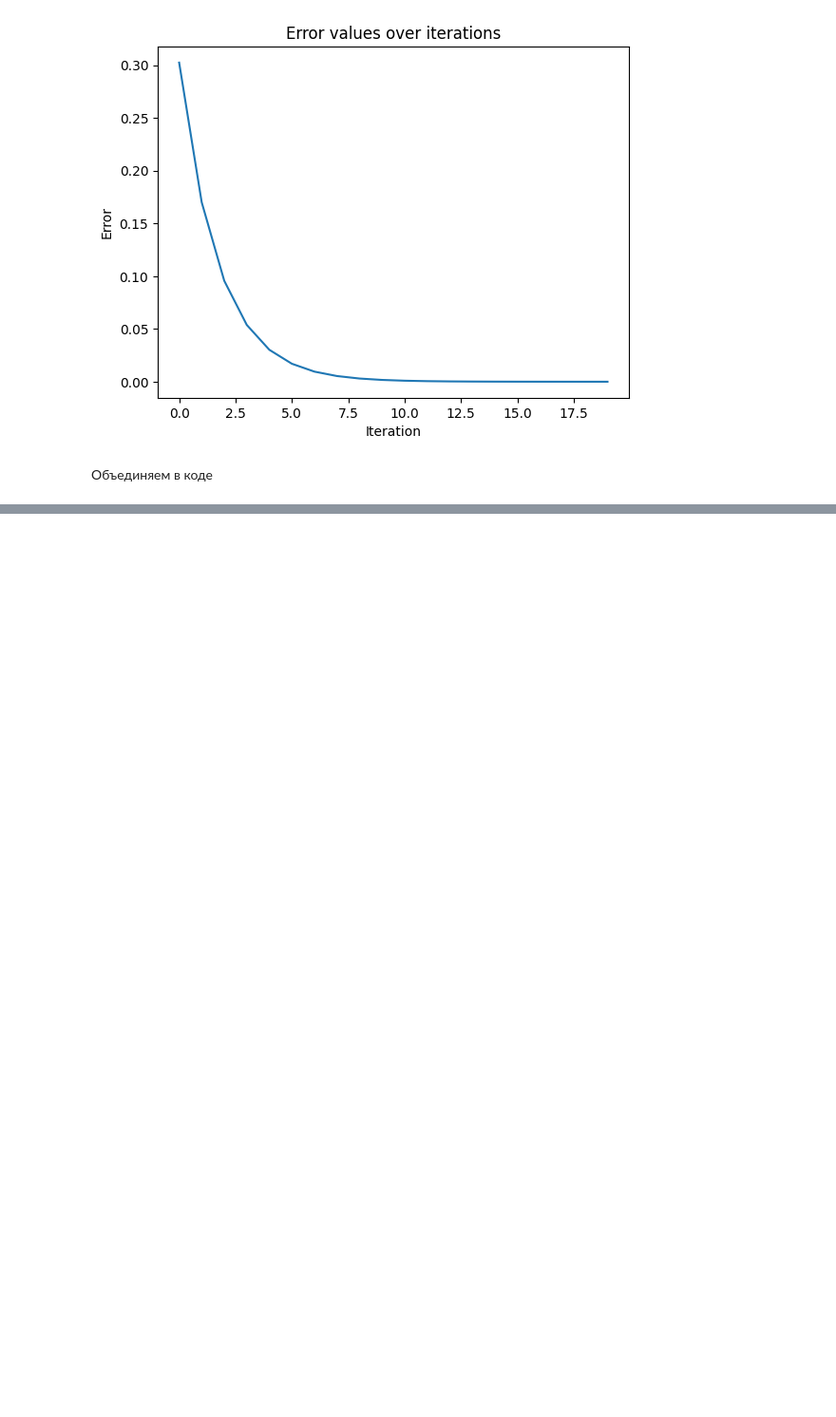
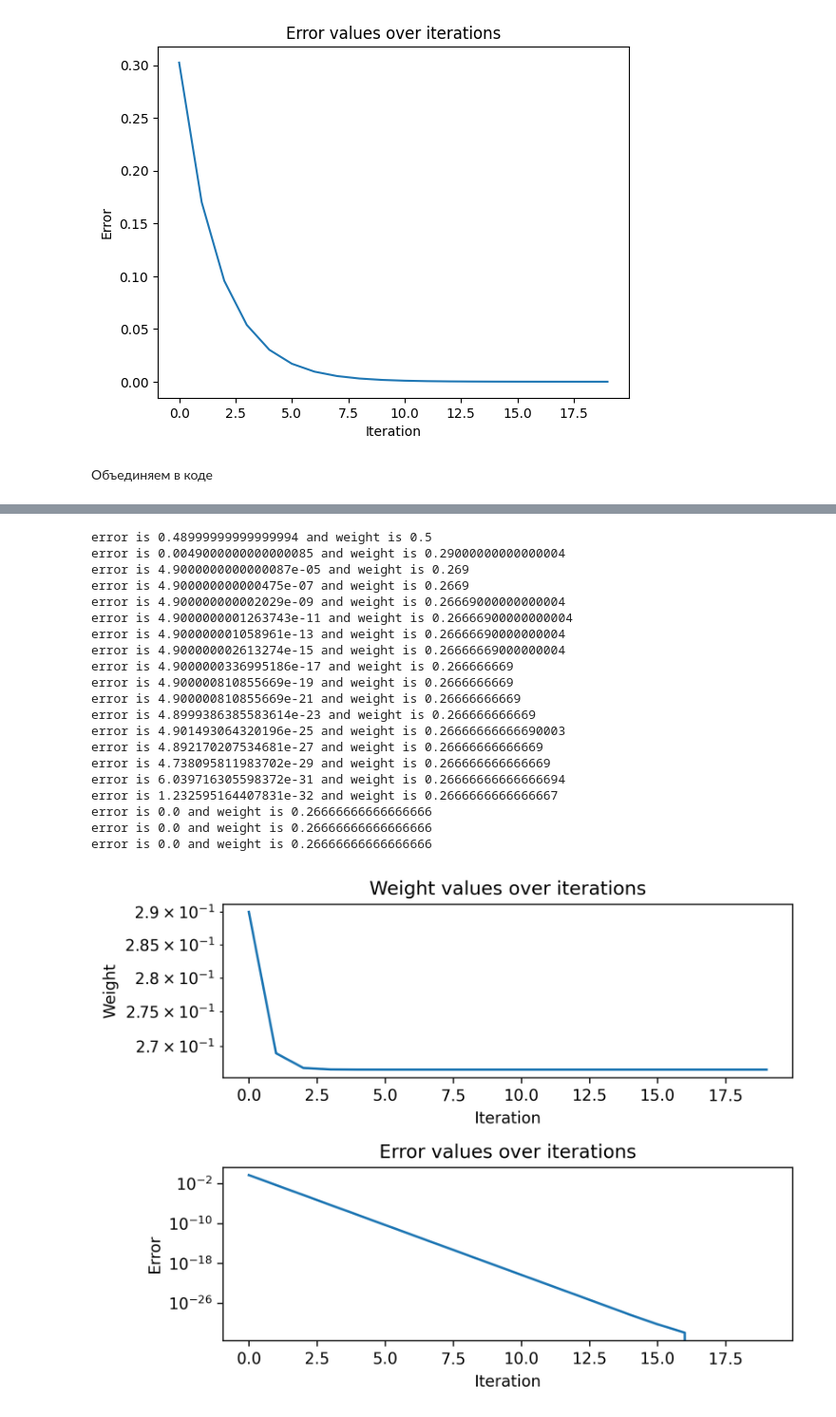
Before and after one commit to ksetdekov/grokking-deep-learning, a Jupyter notebook: Ch4_hot_cold.ipynb, the cells around one changed output, grey strips where cells are left out. Shown at 95% size. Cells and saved outputs as stored; diff of their text form; code cells hidden in the pictures; blank space fills up the shorter version.

```diff
--- a/Ch4_hot_cold.ipynb
+++ b/Ch4_hot_cold.ipynb
@@ -135,0 +191,57 @@ Error:
+# %%
+# retry
+weight, goal_pred, input_value = (0.5, 0.8, 3)
+alpha = 0.1
+
+weights = []
+errors = []
+for i in range(20):
+    error = (weight * input_value - goal_pred)**2
+    print(f'error is {error} and weight is {weight}')
+    pred = input_value * weight
+    derivative = input_value * (pred - goal_pred) ### !
+    weight = weight - alpha * derivative ### !
+
+    weights.append(weight)
+    errors.append(error)
+
+# plot delta vs iteration in upper subplot
+# plot error vs iteration in lower subplot
+fig, (ax1, ax2) = plt.subplots(2, 1, dpi=300)
+# log scale for y-axis
+ax1.plot(weights)
+ax1.set_xlabel('Iteration')
+ax1.set_ylabel('Weight')
+ax1.set_title('Weight values over iterations')
+ax2.plot(errors)
+ax1.set_yscale('log')
+
+ax2.set_xlabel('Iteration')
+ax2.set_ylabel('Error')
+ax2.set_title('Error values over iterations')
+ax2.set_yscale('log')
+
+plt.tight_layout()
+plt.show()
+# %% [output]
+error is 0.48999999999999994 and weight is 0.5
+error is 0.0049000000000000085 and weight is 0.29000000000000004
+error is 4.9000000000000087e-05 and weight is 0.269
+error is 4.900000000000475e-07 and weight is 0.2669
+error is 4.900000000002029e-09 and weight is 0.26669000000000004
+error is 4.9000000001263743e-11 and weight is 0.26666900000000004
+error is 4.900000001058961e-13 and weight is 0.26666690000000004
+error is 4.900000002613274e-15 and weight is 0.26666669000000004
+error is 4.9000000336995186e-17 and weight is 0.266666669
+error is 4.900000810855669e-19 and weight is 0.2666666669
+error is 4.900000810855669e-21 and weight is 0.26666666669
+error is 4.8999386385583614e-23 and weight is 0.266666666669
+error is 4.901493064320196e-25 and weight is 0.26666666666690003
+error is 4.892170207534681e-27 and weight is 0.26666666666669
+error is 4.738095811983702e-29 and weight is 0.266666666666669
+error is 6.039716305598372e-31 and weight is 0.26666666666666694
+error is 1.232595164407831e-32 and weight is 0.2666666666666667
+error is 0.0 and weight is 0.26666666666666666
+error is 0.0 and weight is 0.26666666666666666
+error is 0.0 and weight is 0.26666666666666666
+[figure, added]
```
Also changed, not shown: parts of 3 cells of this notebook, 1 other file.
